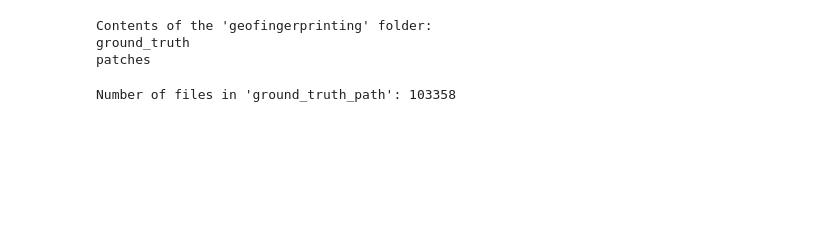
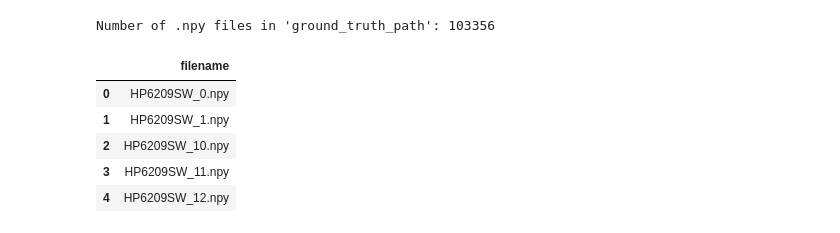
Before and after one commit to sinwongos/model, a Jupyter notebook: main_sw.ipynb, the cells around one changed output. Cells and saved outputs as stored; diff of their text form; code cells hidden in the pictures; blank space fills up the shorter version.

Commit message:
New folder

```diff
--- a/main_sw.ipynb
+++ b/main_sw.ipynb
@@ -31,16 +44,0 @@ Dataset mounted at: /tmp/tmpf7iffbdg
-# %%
-# Path to the 'geofingerprinting' folder
-geofingerprinting_path = os.path.join(mount_context.mount_point, "geofingerprinting")
-
-# List all files and directories in the 'geofingerprinting' folder
-if os.path.exists(geofingerprinting_path):
-    contents = os.listdir(geofingerprinting_path)
-    print("Contents of the 'geofingerprinting' folder:")
-    for item in contents:
-        print(item)
-else:
-    print("'geofingerprinting' folder does not exist.")
-# %% [output]
-Contents of the 'geofingerprinting' folder:
-ground_truth
-patches
@@ -53,9 +45,13 @@ patches_path = os.path.join(geofingerprinting_path, "patches")
 # %%
-# Count the number of files in the 'ground_truth_path' folder
+# Getting all the file names in the ground truth directory
 if os.path.exists(ground_truth_path):
-    num_files = len([f for f in os.listdir(ground_truth_path) if os.path.isfile(os.path.join(ground_truth_path, f))])
-    print(f"Number of files in 'ground_truth_path': {num_files}")
+    num_files = [f for f in os.listdir(ground_truth_path)
+                 if f.endswith('.npy') and os.path.isfile(os.path.join(ground_truth_path, f))]
+    # Save filenames to CSV
+    df = pd.DataFrame(num_files, columns=['filename'])
+    df.to_csv('ground_truth_files_name.csv', index=False)
+    print(f"Number of .npy files in 'ground_truth_path': {len(num_files)}")
 else:
     print("'ground_truth_path' folder does not exist.")
 # %% [output]
-Number of files in 'ground_truth_path': 103358
+Number of .npy files in 'ground_truth_path': 103356
@@ -64,0 +62,9 @@ file_names = [f for f in os.listdir(ground_truth_path) if os.path.isfile(os.path
+# %%
+df.head()
+# %% [output]
+|  | filename |
+| 0 | HP6209SW_0.npy |
+| 1 | HP6209SW_1.npy |
+| 2 | HP6209SW_10.npy |
+| 3 | HP6209SW_11.npy |
+| 4 | HP6209SW_12.npy |
```
Also changed, not shown: parts of 20 cells of this notebook, 5 other files.
